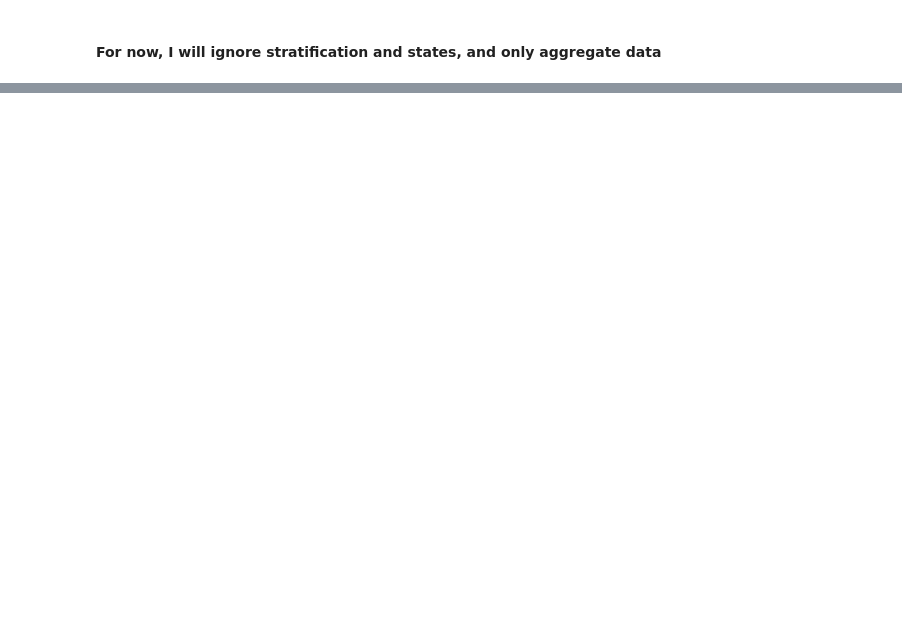
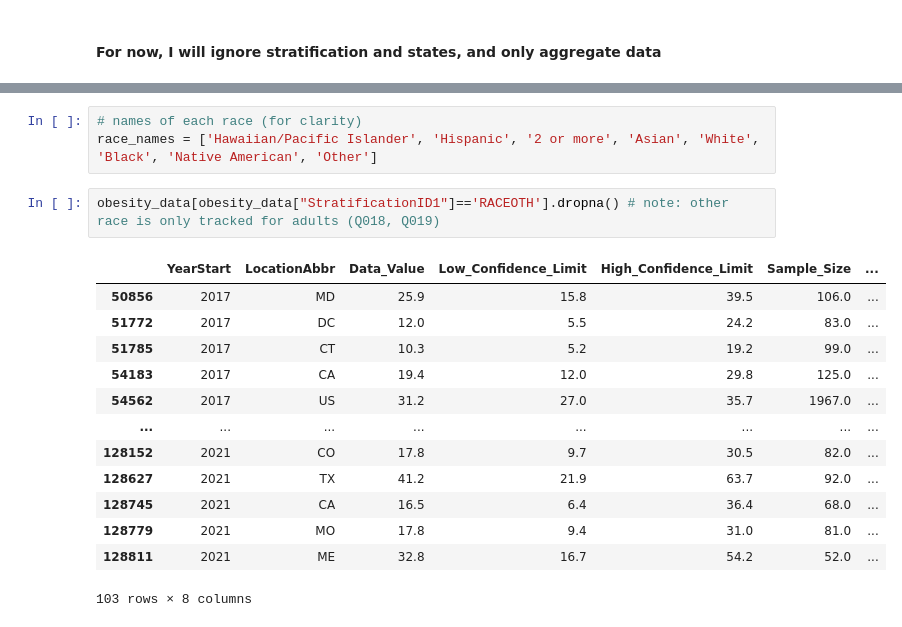
Before and after one commit to KaramAl-Robaie/citadel_datathon_ss24, a Jupyter notebook: GreensDataTrajectories.ipynb, the cells around one changed output, grey strips where cells are left out. Drawn from its saved outputs; the diff is of its cells as text; blank space fills up the shorter version.

```diff
--- a/GreensDataTrajectories.ipynb
+++ b/GreensDataTrajectories.ipynb
@@ -135,0 +182,19 @@ for question in question_dfs:
+# %%
+# names of each race (for clarity)
+race_names = ['Hawaiian/Pacific Islander', 'Hispanic', '2 or more', 'Asian', 'White', 'Black', 'Native American', 'Other']
+# %%
+obesity_data[obesity_data["StratificationID1"]=='RACEOTH'].dropna() # note: other race is only tracked for adults (Q018, Q019)
+# %% [output]
+|  | YearStart | LocationAbbr | Data_Value | Low_Confidence_Limit | High_Confidence_Limit | Sample_Size | ... |
+| 50856 | 2017 | MD | 25.9 | 15.8 | 39.5 | 106.0 | ... |
+| 51772 | 2017 | DC | 12.0 | 5.5 | 24.2 | 83.0 | ... |
+| 51785 | 2017 | CT | 10.3 | 5.2 | 19.2 | 99.0 | ... |
+| 54183 | 2017 | CA | 19.4 | 12.0 | 29.8 | 125.0 | ... |
+| 54562 | 2017 | US | 31.2 | 27.0 | 35.7 | 1967.0 | ... |
+| ... | ... | ... | ... | ... | ... | ... | ... |
+| 128152 | 2021 | CO | 17.8 | 9.7 | 30.5 | 82.0 | ... |
+| 128627 | 2021 | TX | 41.2 | 21.9 | 63.7 | 92.0 | ... |
+| 128745 | 2021 | CA | 16.5 | 6.4 | 36.4 | 68.0 | ... |
+| 128779 | 2021 | MO | 17.8 | 9.4 | 31.0 | 81.0 | ... |
+| 128811 | 2021 | ME | 32.8 | 16.7 | 54.2 | 52.0 | ... |
+103 rows × 8 columns
```
Also changed, not shown: parts of 23 cells of this notebook.
